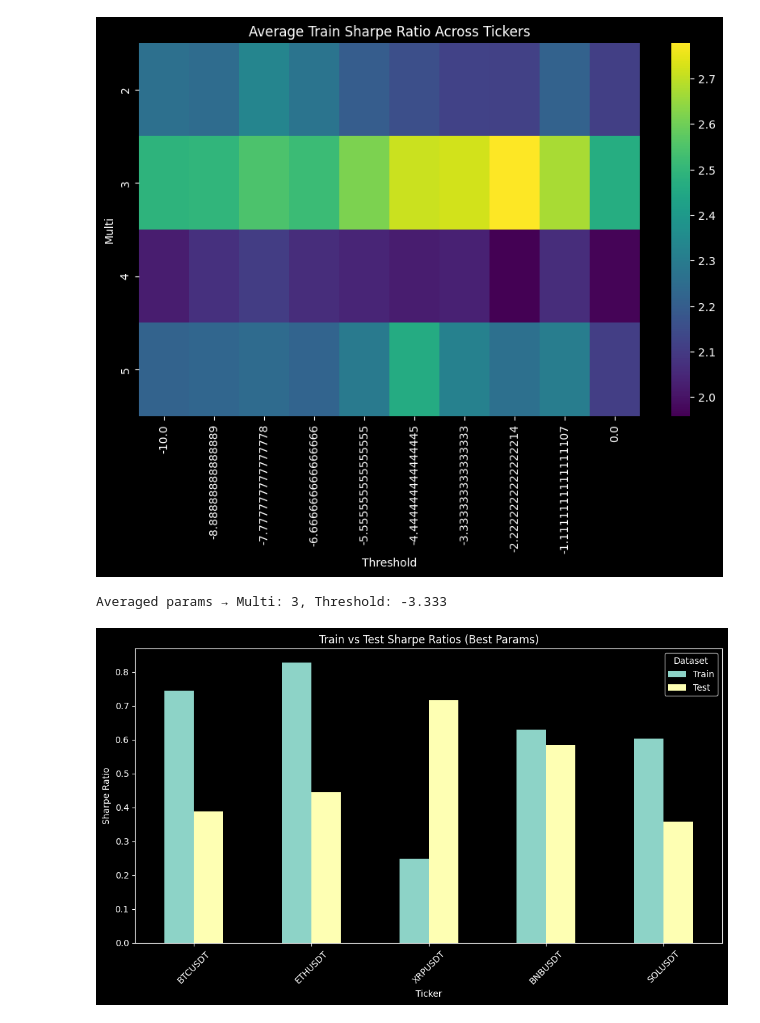
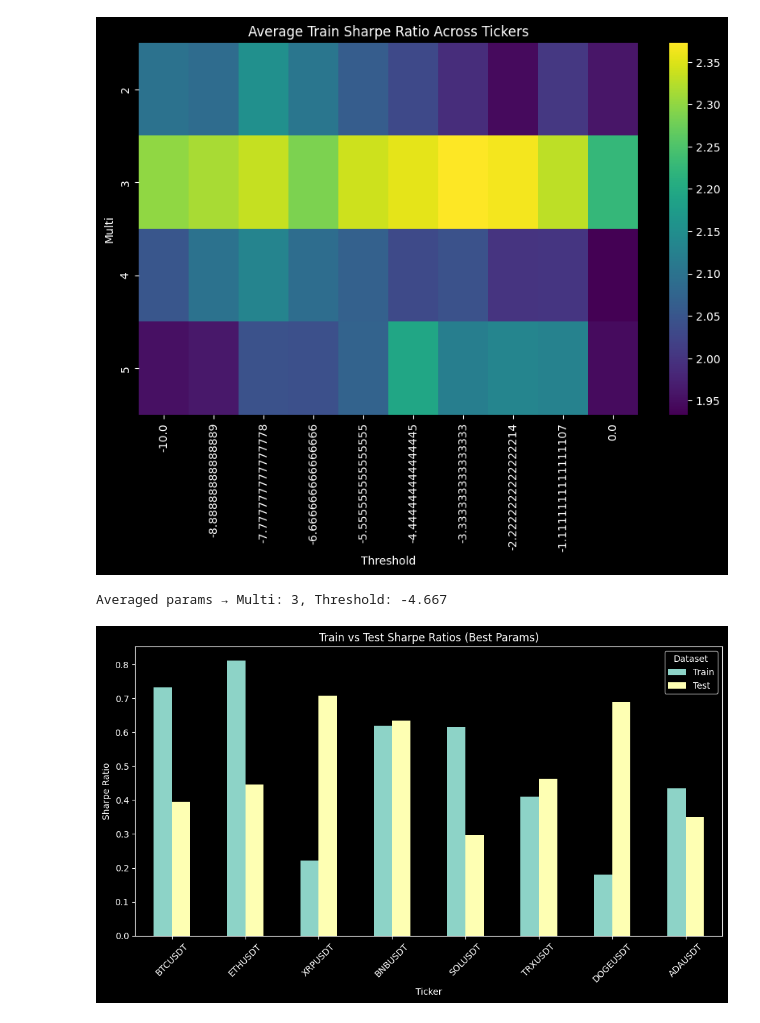
Before and after one commit to CrossNight1/TF002, a Jupyter notebook: TF002.ipynb, the cells around one changed output. Saved outputs shown, nothing was run; the diff lists cells and outputs as text; code cells hidden in the pictures.

```diff
--- a/TF002.ipynb
+++ b/TF002.ipynb
@@ -100,7 +103,7 @@ sweep_results = []
 i = 0
 for ticker, data in datas.items():
     i += 1
-    if i > 5:
+    if i > 10:
         break
     if ticker == 'XLMUSDT':
         continue
@@ -144,8 +147,8 @@ best_threshold = top5['Threshold'].mean()
 
 print(f"\nAveraged params → Multi: {best_multi}, Threshold: {best_threshold:.3f}")
 # %% [output]
-[figure, old version]
+[figure, new version]
-Averaged params → Multi: 3, Threshold: -3.333
+Averaged params → Multi: 3, Threshold: -4.667
 # %%
 # Step 5: Run test set with best params
 train_results = {}
@@ -159,7 +162,7 @@ for ticker, data in datas.items():
     if ticker == 'XLMUSDT':
         continue
     i += 1
-    if i > 5:
+    if i > 10:
         break
     data = data.dropna()
 
@@ -170,34 +173,34 @@ for ticker, data in datas.items():
     train_data = data.iloc[:split_idx]
     test_data = data.iloc[split_idx:]
 
     # Train run
     bt_train = Backtest(train_data, ElderImpulseADX, cash=1000000000, commission=.0005)
     stats_train = bt_train.run(multi=best_multi, threshold=best_threshold)
     train_results[ticker] = stats_train['Sharpe Ratio']
     train_equities[ticker] = stats_train['_equity_curve']['Equity'].pct_change().cumsum() + 1
 
     # Test run
     bt_test = Backtest(test_data, ElderImpulseADX, cash=1000000000, commission=.0005)
     stats_test = bt_test.run(multi=best_multi, threshold=best_threshold)
     test_results[ticker] = stats_test['Sharpe Ratio']
     test_equities[ticker] = stats_test['_equity_curve']['Equity'].pct_change().cumsum() + 1
 
 # Step 6: Compare Train vs Test Sharpe
 df_results = pd.DataFrame({
     "Train": pd.Series(train_results),
     "Test": pd.Series(test_results)
 }).dropna(how="all")
 
 df_results.plot(kind='bar', figsize=(10, 6))
 plt.title("Train vs Test Sharpe Ratios (Best Params)")
 plt.ylabel("Sharpe Ratio")
 plt.xlabel("Ticker")
 plt.xticks(rotation=45)
 plt.legend(title="Dataset")
 plt.tight_layout()
 plt.show()
 # %% [output]
-[figure, old version]
+[figure, new version]
 # %%
 df_train = pd.DataFrame(train_equities).dropna().pct_change().cumsum() + 1
 df_test = pd.DataFrame(test_equities)
```
Also changed, not shown: parts of 3 cells of this notebook.
